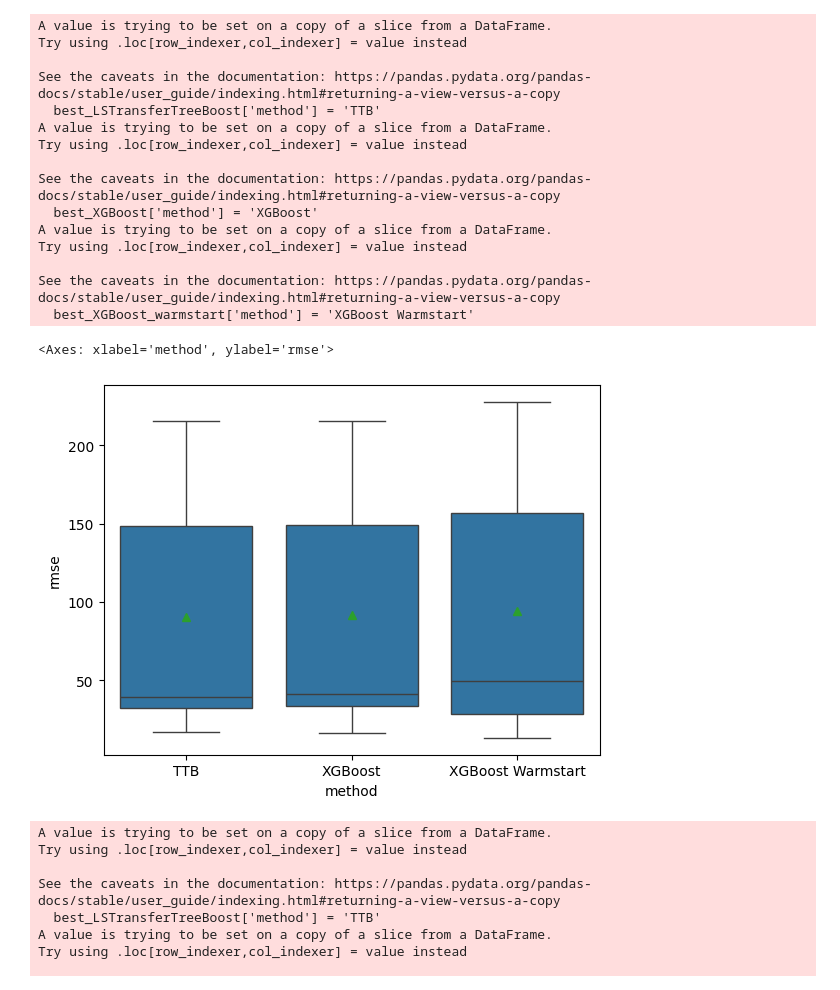
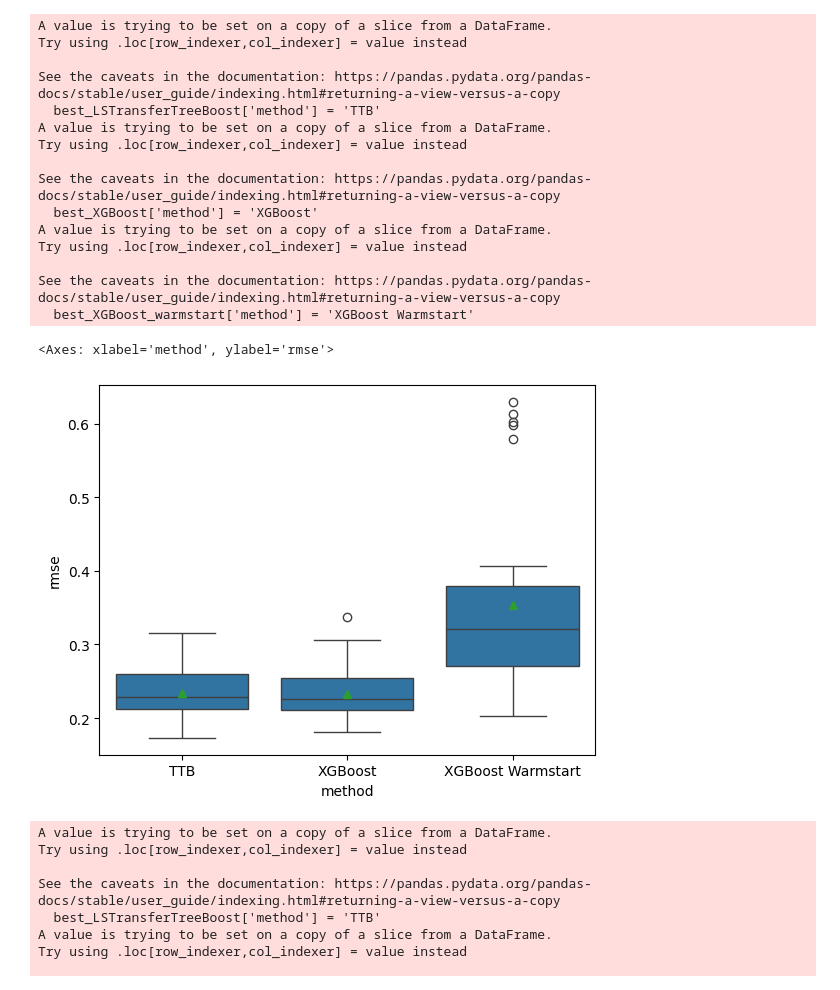
Before and after one commit to DageBjorne/transfertreeboost, a Jupyter notebook: uci/viz.ipynb, the cells around one changed output. Saved outputs shown, nothing was run; the diff lists cells and outputs as text; code cells hidden in the pictures.

```diff
--- a/uci/viz.ipynb
+++ b/uci/viz.ipynb
@@ -60,7 +60,7 @@ sns.set_palette(custom_colors)
 # %%
 
 #Boxplot
-dat = pd.read_csv(f'results/ttb_LS_{index}.csv', index_col = [0])
+dat = pd.read_csv(f'results_concept_drift/ttb_LS_{1.3}_{index}.csv', index_col = [0])
 dat = dat.reset_index(drop=True)
 dat['method'] = 'TransferTreeBoost'
 dat = dat.sort_values(by = ['seed', 'v', 'source_tree_size', 'target_tree_size', 'k', 'm_0'])
@@ -82,13 +82,13 @@ best_XGBoost, best_XGBoost_params = topk_per_d_per_method(
 best_XGBoost['method'] = 'XGBoost'
 
 
-data = pd.read_csv(f'results/xgb_warmstart_{index}.csv')
+data = pd.read_csv(f'results_concept_drift/xgb_warmstart_{1.3}_{index}.csv')
 xgboost_data_warmstart = data
 xgboost_data_warmstart['method'] = 'XGBoost Warmstart'
 
 best_XGBoost_warmstart, best_XGBoost_params_warmstart = topk_per_d_per_method(
     xgboost_data_warmstart,
-['v', 'target_tree_size'], k=100000
+['v', 'target_tree_size'], k=nr_of_seeds
 )
 best_XGBoost_warmstart['method'] = 'XGBoost Warmstart'
 
@@ -114,33 +114,33 @@ marker_dict = {
 }
 
 linestyles_dict = {
     'LSTransferTreeBoost': '-',
     'XGBoost': '--',
 }
 
 linestyles_dict=['-', '--']
 
 
 sns.boxplot(
 data=df,
 x='method', y='rmse', showmeans = True)
 # %% [output]
 A value is trying to be set on a copy of a slice from a DataFrame.
 Try using .loc[row_indexer,col_indexer] = value instead
 
 See the caveats in the documentation: https://pandas.pydata.org/pandas-docs/stable/user_guide/indexing.html#returning-a-view-versus-a-copy
   best_LSTransferTreeBoost['method'] = 'TTB'
 A value is trying to be set on a copy of a slice from a DataFrame.
 Try using .loc[row_indexer,col_indexer] = value instead
 
 See the caveats in the documentation: https://pandas.pydata.org/pandas-docs/stable/user_guide/indexing.html#returning-a-view-versus-a-copy
   best_XGBoost['method'] = 'XGBoost'
 A value is trying to be set on a copy of a slice from a DataFrame.
 Try using .loc[row_indexer,col_indexer] = value instead
 
 See the caveats in the documentation: https://pandas.pydata.org/pandas-docs/stable/user_guide/indexing.html#returning-a-view-versus-a-copy
   best_XGBoost_warmstart['method'] = 'XGBoost Warmstart'
 <Axes: xlabel='method', ylabel='rmse'>
-[figure, old version]
+[figure, new version]
 # %%
 #Obtain best parameters in order based on test rmse
```
Also changed, not shown: parts of 6 cells of this notebook, 37 other files.
